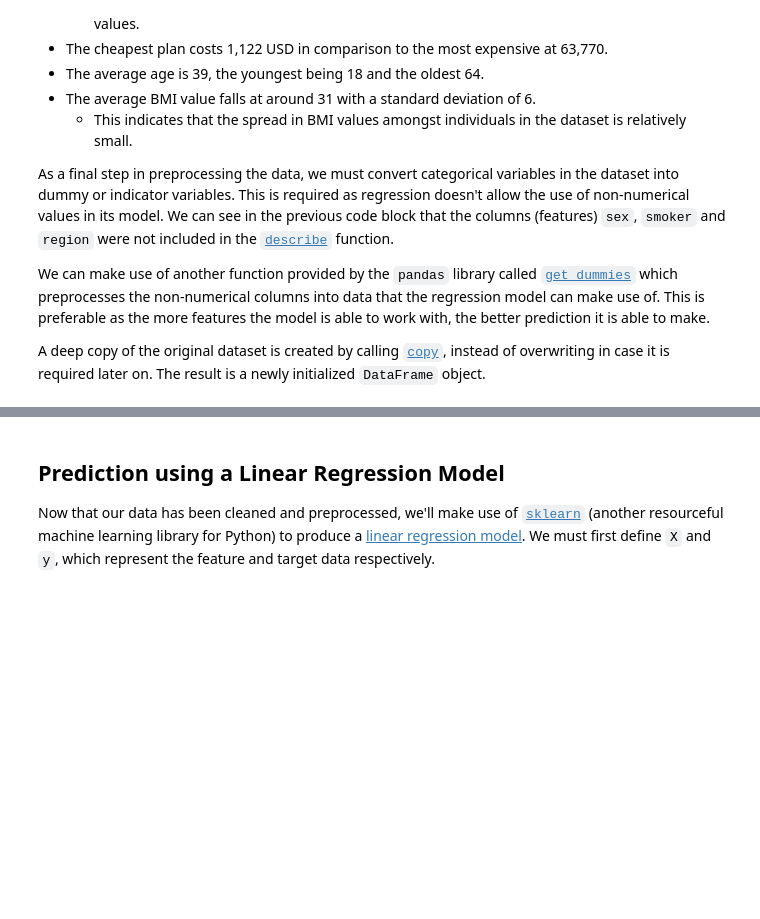
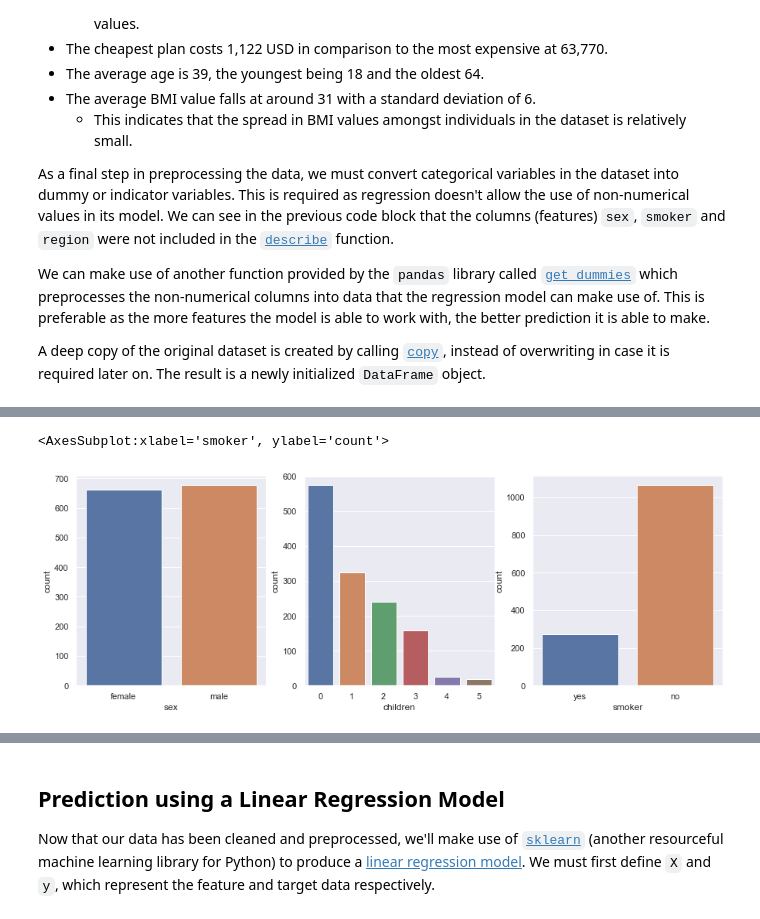
Before and after one commit to m1younis/CoreAI, a Jupyter notebook: src/main.ipynb, the cells around one changed output, grey strips where cells are left out. Cells and saved outputs as stored; diff of their text form; code cells hidden in the pictures; blank space fills up the shorter version.

```diff
--- a/src/main.ipynb
+++ b/src/main.ipynb
@@ -112,0 +119,13 @@ df_proc.head()
+# %%
+# Required imports
+import seaborn as sns
+import matplotlib.pyplot as plt
+sns.set_theme()
+
+fig, ax = plt.subplots(1,3, figsize=(15,5))
+sns.countplot(x="sex", data=df, ax=ax[0])         # Show a counplot of gender distribution
+sns.countplot(x="children", data=df, ax=ax[1])    # Show a countplot of children distribution
+sns.countplot(x="smoker", data=df, ax=ax[2])      # Show a countplot of smoker distribution
+# %% [output]
+<AxesSubplot:xlabel='smoker', ylabel='count'>
+[figure, added]
```
Also changed, not shown: parts of 12 cells of this notebook.
